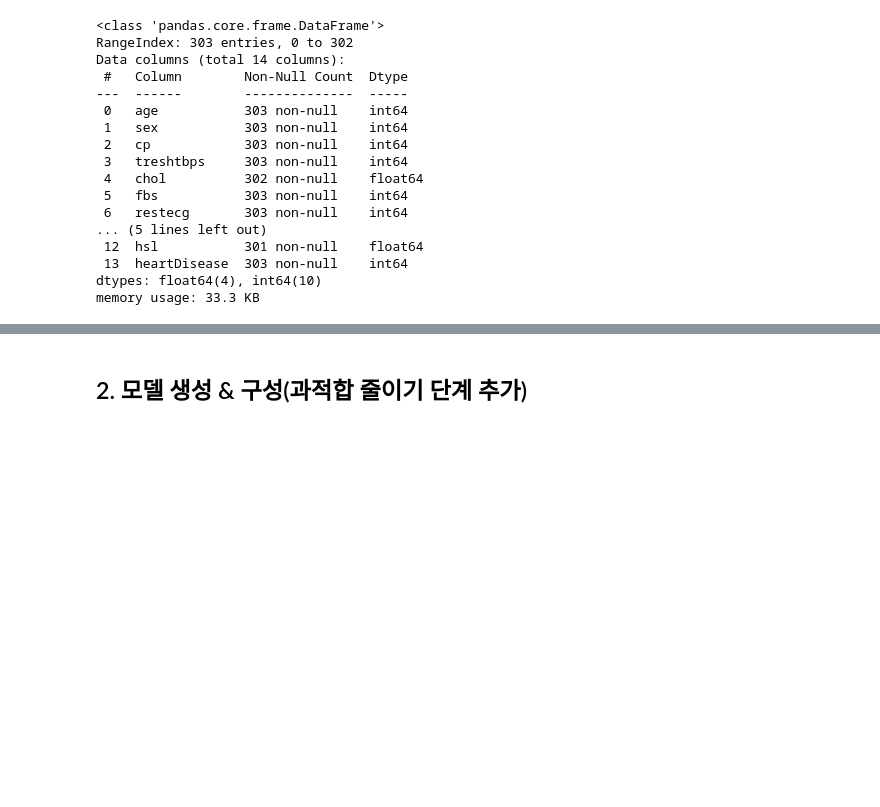
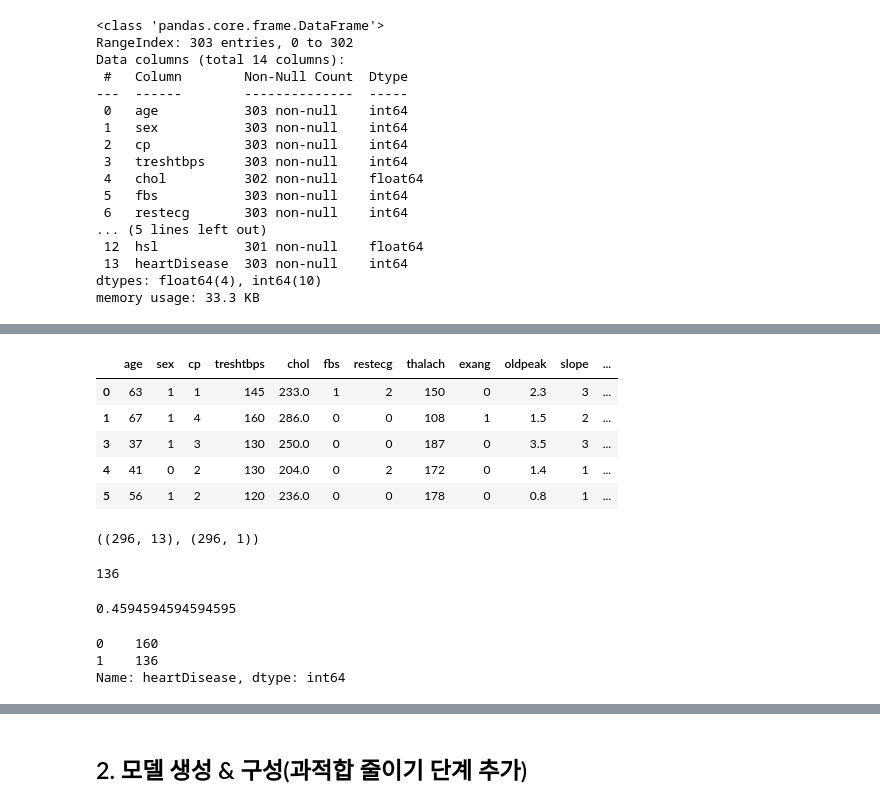
Before and after one commit to yisy0703/ai, a Jupyter notebook: source/08_DeepLearning/07_심장병발병예측(분류성능평가지표).ipynb, the cells around one changed output, grey strips where cells are left out. Saved outputs shown, nothing was run; the diff lists cells and outputs as text; code cells hidden in the pictures; blank space fills up the shorter version.

```diff
--- a/source/08_DeepLearning/07_심장병발병예측(분류성능평가지표).ipynb
+++ b/source/08_DeepLearning/07_심장병발병예측(분류성능평가지표).ipynb
@@ -104,0 +133,4 @@ memory usage: 33.3 KB
+# %%
+# 결측치가 하나라도 있는 행은 제거
+clean_data.dropna(how='any', inplace=True)
+clean_data.isnull().sum()
@@ -104,0 +153,34 @@ memory usage: 33.3 KB
+# %%
+clean_data.head()
+# %% [output]
+|  | age | sex | cp | treshtbps | chol | fbs | restecg | thalach | exang | oldpeak | slope | ... |
+| 0 | 63 | 1 | 1 | 145 | 233.0 | 1 | 2 | 150 | 0 | 2.3 | 3 | ... |
+| 1 | 67 | 1 | 4 | 160 | 286.0 | 0 | 0 | 108 | 1 | 1.5 | 2 | ... |
+| 3 | 37 | 1 | 3 | 130 | 250.0 | 0 | 0 | 187 | 0 | 3.5 | 3 | ... |
+| 4 | 41 | 0 | 2 | 130 | 204.0 | 0 | 2 | 172 | 0 | 1.4 | 1 | ... |
+| 5 | 56 | 1 | 2 | 120 | 236.0 | 0 | 0 | 178 | 0 | 0.8 | 1 | ... |
+# %%
+# 독립변수(입력변수, X), 종속변수(타겟변수, y)
+Input = clean_data.iloc[:, :-1]
+Target = clean_data.iloc[:, -1:]
+Target = clean_data.iloc[:, [-1]]
+Input.shape, Target.shape
+# %% [output]
+((296, 13), (296, 1))
+# %%
+# 전체 296개 데이터 중 심장병이 걸린 데이터 수(1)
+Target['heartDisease'].sum()
+# %% [output]
+136
+# %%
+# 심장병이 걸린 데이터 확률
+Target['heartDisease'].mean()
+# %% [output]
+0.4594594594594595
+# %%
+# unique 별 데이터 갯수
+Target['heartDisease'].value_counts()
+# %% [output]
+0    160
+1    136
+Name: heartDisease, dtype: int64
```
Also changed, not shown: parts of 5 cells of this notebook.
